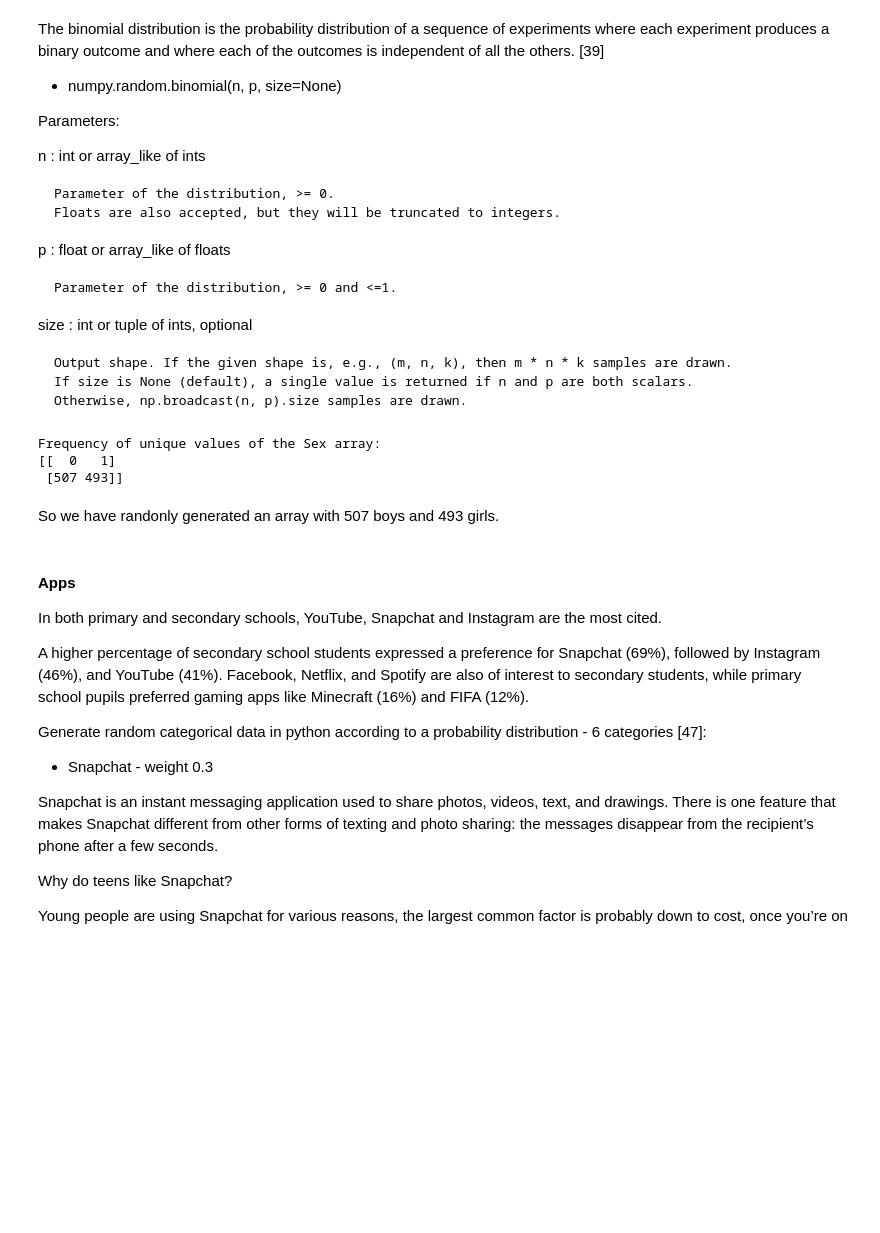
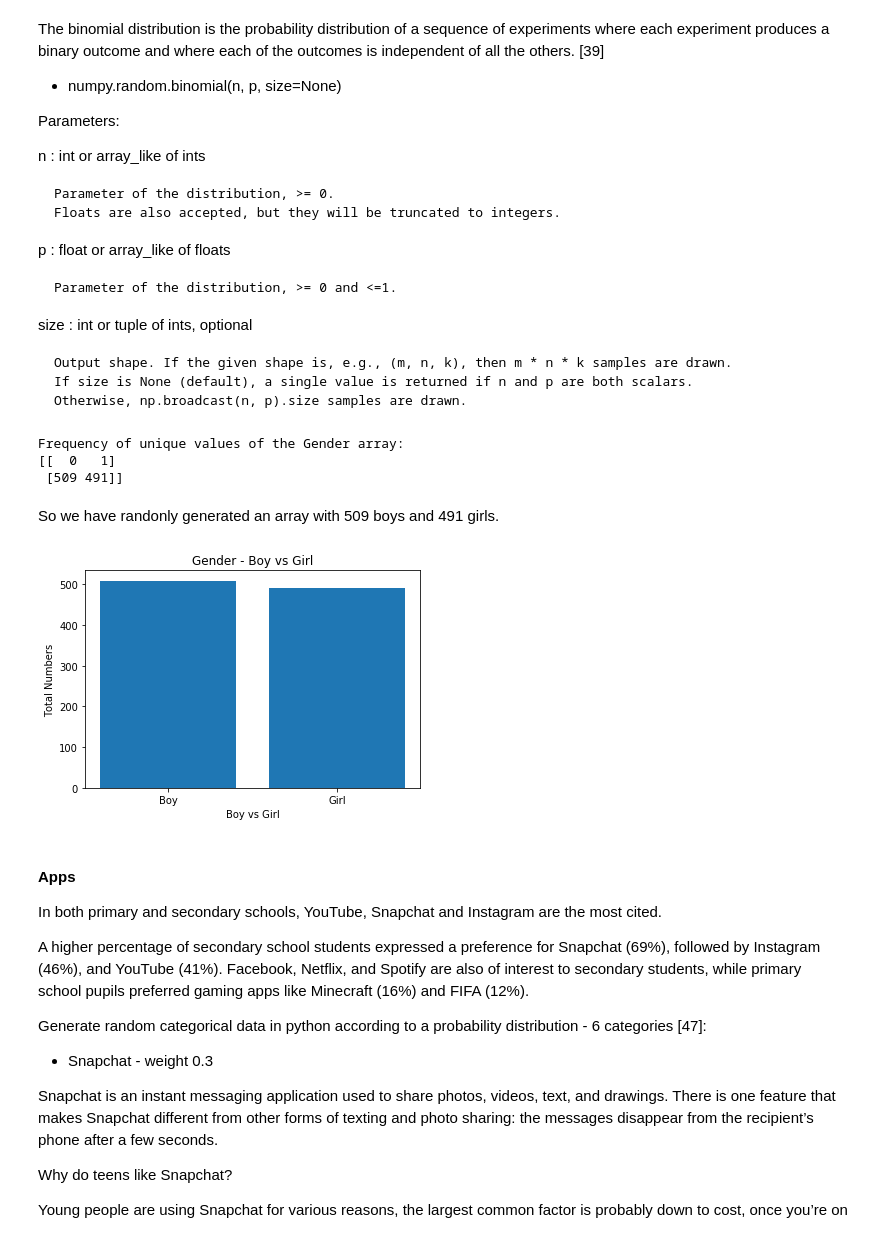
Before and after one commit to HenkT28/Programming_For_Data_Analysis_Project, a Jupyter notebook: Programming_For_Data_Analysis_Project.ipynb, the cells around one changed output. Cells and saved outputs as stored; diff of their text form; code cells hidden in the pictures; blank space fills up the shorter version.

Commit message:
Added some plots for variables.

```diff
--- a/Programming_For_Data_Analysis_Project.ipynb
+++ b/Programming_For_Data_Analysis_Project.ipynb
@@ -475,16 +484,42 @@ size : int or tuple of ints, optional
     If size is None (default), a single value is returned if n and p are both scalars.
     Otherwise, np.broadcast(n, p).size samples are drawn.
 # %%
-# Frequency counts for unique values in the Sex array
-unique_elements, counts_elements = np.unique(sex, return_counts=True)
-print("Frequency of unique values of the Sex array:")
+# Frequency counts for unique values in the Gender array
+unique_elements, counts_elements = np.unique(Gender, return_counts=True)
+print("Frequency of unique values of the Gender array:")
 print(np.asarray((unique_elements, counts_elements)))
 # %% [output]
-Frequency of unique values of the Sex array:
+Frequency of unique values of the Gender array:
 [[  0   1]
- [507 493]]
+ [509 491]]
 # %% [markdown]
-So we have randonly generated an array with 507 boys and 493 girls.
+So we have randonly generated an array with 509 boys and 491 girls.
+# %%
+# Different meanings of brackets in python (51):
+# []: Used to define mutable data types - lists, list comprehensions and for indexing/lookup/slicing.
+# (): Define tuples, order of operations, generator expressions, function calls and other syntax.
+# {}: The two hash table types - dictionaries and sets.
+
+# Create list - 509 boys and 491 girls
+number_genders = [509, 491]
+
+# Order of operations
+barchart_names = ('Boy', 'Girl')
+
+# Create bar names
+y_pos = np.arange(len(barchart_names))
+plt.bar(y_pos, number_genders)
+
+# Create names on the x-axis
+plt.xticks(y_pos, barchart_names)
+plt.xlabel('Boy vs Girl', fontweight='normal', color = 'black')
+
+# Create names on the y-axis
+plt.ylabel("Total Numbers")
+plt.title("Gender - Boy vs Girl")
+plt.show()
+# %% [output]
+[figure, added]
 # %% [markdown]
 #### Apps
 
```
Also changed, not shown: parts of 24 cells of this notebook.
